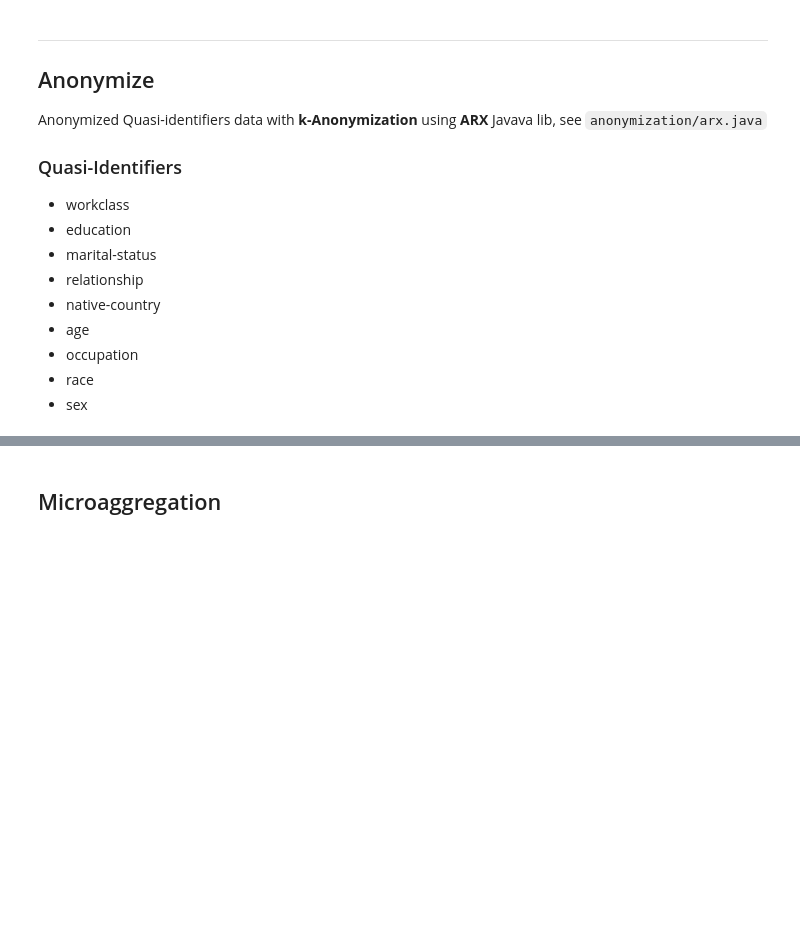
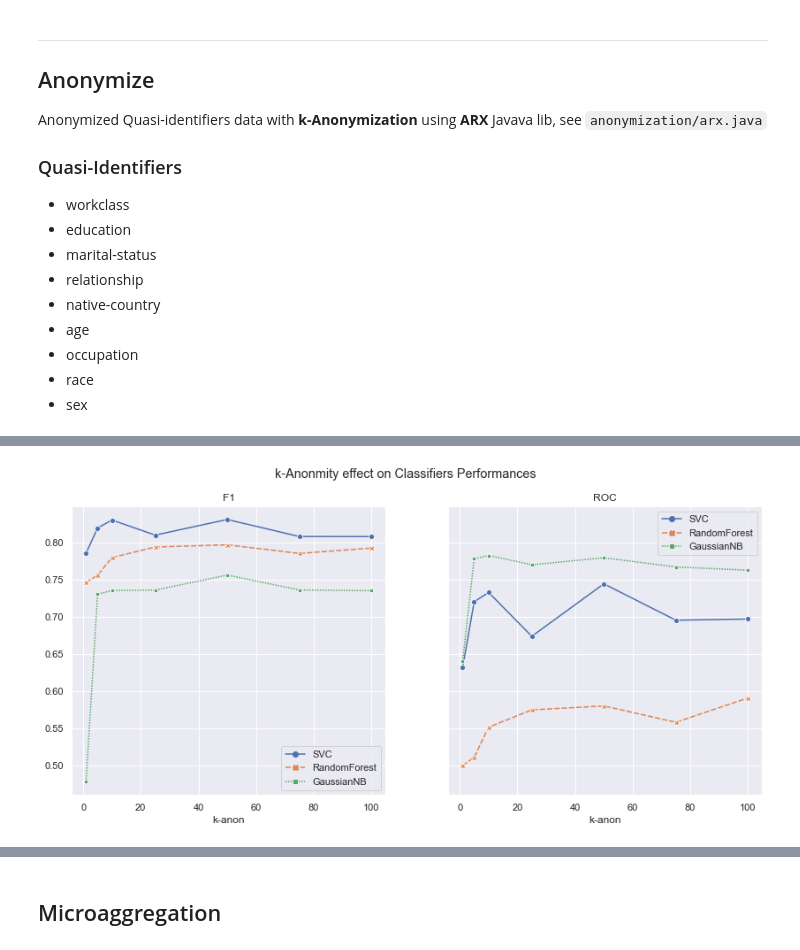
Before and after one commit to oStritze/speml, a Jupyter notebook: exercise_1/src/Anonymization.ipynb, the cells around one changed output, grey strips where cells are left out. Saved outputs shown, nothing was run; the diff lists cells and outputs as text; code cells hidden in the pictures; blank space fills up the shorter version.

```diff
--- a/exercise_1/src/Anonymization.ipynb
+++ b/exercise_1/src/Anonymization.ipynb
@@ -4,6 +4,8 @@
 import pandas as pd
 import numpy as np
 import matplotlib.pyplot as plt
+import seaborn as sns
+sns.set_theme()
 import time
 
 %load_ext autoreload
@@ -265,3 +288,20 @@ print(_results.to_markdown(tablefmt="github"))
+# %%
+_results["SVC"] = _results.SVC.astype(float)
+_results["RandomForest"] = _results.RandomForest.astype(float)
+_results["GaussianNB"] = _results.GaussianNB.astype(float)
+
+fig, axes = plt.subplots(1,2, sharey=True, figsize = (14,6))
+fig.suptitle("k-Anonmity effect on Classifiers Performances")
+sns.lineplot(ax=axes[0], data=_results[:-2].reset_index().set_index("k-anon").query("index=='f1'"),
+     ci=None, markers=True )
+axes[0].set_title("F1")
+sns.lineplot(ax=axes[1], data=_results[:-2].reset_index().set_index("k-anon").query("index=='roc_auc'"),
+     ci=None, markers=True )
+axes[1].set_title("ROC")
+
+fig.savefig("../report/k-anon.png", dpi=60)
+# %% [output]
+[figure, added]
 # %% [markdown]
 The Generalization from k-Anonymity had a slightly positive effect on the selected classifers.
 
```
Also changed, not shown: parts of 8 cells of this notebook, 8 other files.
